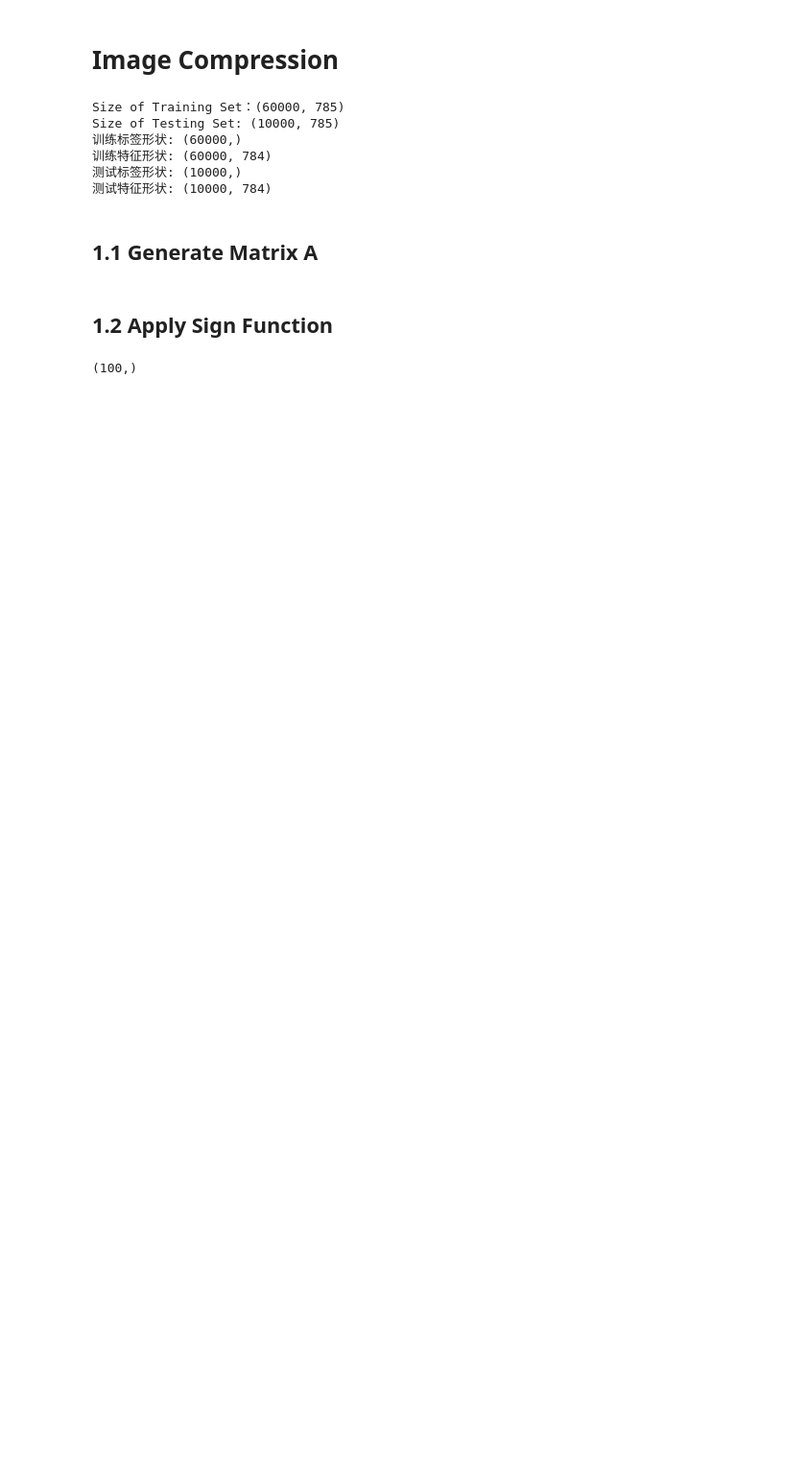
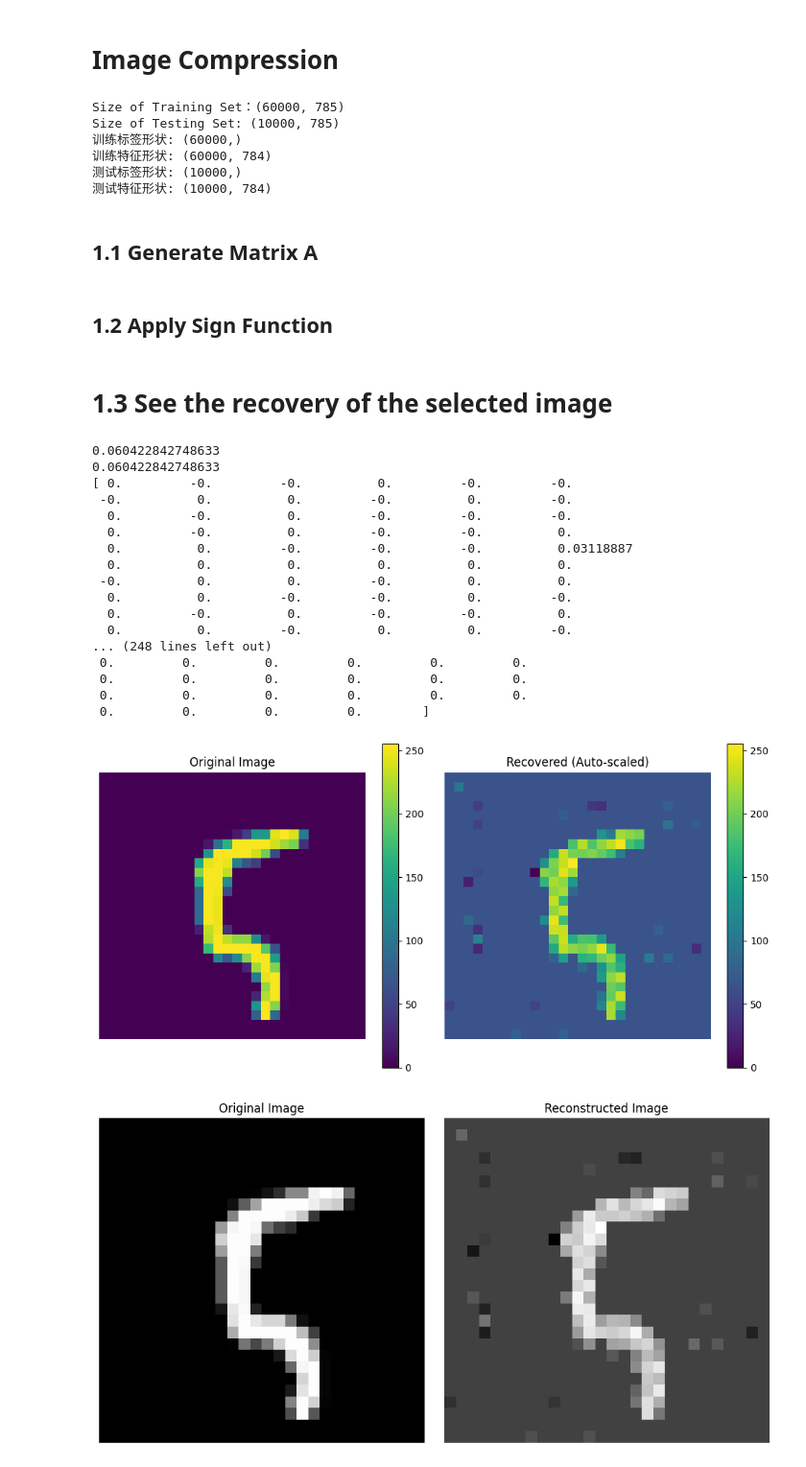
Before and after one commit to ZHY-79/EE4740-Image-Compression-Project, a Jupyter notebook: main.ipynb, the cells around one changed output. Shown at 96% size. Saved outputs shown, nothing was run; the diff lists cells and outputs as text; code cells hidden in the pictures; blank space fills up the shorter version.

Commit message:
Update BIHT and MLP

```diff
--- a/main.ipynb
+++ b/main.ipynb
@@ -24,13 +32,24 @@ with open(test_file, 'r') as f:
 print(f'Size of Training Set：{np.shape(train_data_array)}')
 print(f'Size of Testing Set: {np.shape(test_data_array)}')
 
-# 分离标签和特征
+# 分离标签和特征, 我们不需要标签
 y_train = train_data_array[:, 0]  # 第一列是标签
 X_train = train_data_array[:, 1:]  # 剩余的列是特征
 
 y_test = test_data_array[:, 0]  # 第一列是标签
 X_test = test_data_array[:, 1:]  # 剩余的列是特征
 
+# 对原始图像归一化，见BIHT论文
+for i in range(X_train.shape[0]):
+    norm = np.linalg.norm(X_train[i])
+    if norm > 0:
+        X_train[i] = X_train[i] / norm
+
+for i in range(X_test.shape[0]):
+    norm = np.linalg.norm(X_test[i])
+    if norm > 0:
+        X_test[i] = X_test[i] / norm
+
 print(f'训练标签形状: {y_train.shape}')
 print(f'训练特征形状: {X_train.shape}')
 print(f'测试标签形状: {y_test.shape}')
@@ -53,9 +73,42 @@ Matrix_A_500_784 = Generate_Standard_Matrix_A(500, 784)
 ## 1.2 Apply Sign Function
 # %%
 # 对Ax施加sign函数，获得全1或者-1的值
-sign_25_784 = np.sign(Matrix_A_25_784 @ X_train[0])     # (25, )
-sign_100_784 = np.sign(Matrix_A_100_784 @ X_train[0])
-sign_200_784 = np.sign(Matrix_A_200_784 @ X_train[0])
-sign_500_784 = np.sign(Matrix_A_500_784 @ X_train[0])
+x_true = X_train[100]
+y_25_784 = np.sign(Matrix_A_25_784 @ x_true)     # (25, )
+y_100_784 = np.sign(Matrix_A_100_784 @ x_true)
+y_200_784 = np.sign(Matrix_A_200_784 @ x_true)
+y_500_784 = np.sign(Matrix_A_500_784 @ x_true)
-# %% [output]
-(100,)
+# %% [markdown]
+# 1.3 See the recovery of the selected image
+# %%
+
+x_recovered = biht(Matrix_A_500_784, y_500_784, Calculate_Sparse(x_true), tau=0.01, max_iter=2000)
+# display_recovered_image(x_recovered, x_true)
+mse, nmse = compute_metrics(x_true, x_recovered)
+print(mse)
+print(nmse)
+print(x_recovered)
+print(x_true)
+
+display_recovered_image_color(x_recovered, x_true)
+display_recovered_image(x_recovered, x_true)
+# %% [output]
+0.060422842748633
+0.060422842748633
+[ 0.         -0.         -0.          0.         -0.         -0.
+ -0.          0.          0.         -0.          0.         -0.
+  0.         -0.          0.         -0.         -0.         -0.
+  0.         -0.          0.         -0.         -0.          0.
+  0.          0.         -0.         -0.         -0.          0.03118887
+  0.          0.          0.          0.          0.          0.
+ -0.          0.          0.         -0.          0.          0.
+  0.          0.         -0.         -0.          0.         -0.
+  0.         -0.          0.         -0.         -0.          0.
+  0.          0.         -0.          0.          0.         -0.
+... (248 lines left out)
+ 0.         0.         0.         0.         0.         0.
+ 0.         0.         0.         0.         0.         0.
+ 0.         0.         0.         0.         0.         0.
+ 0.         0.         0.         0.        ]
+[figure, added]
+[figure, added]
```
Also changed, not shown: parts of 7 cells of this notebook, 4 other files.
